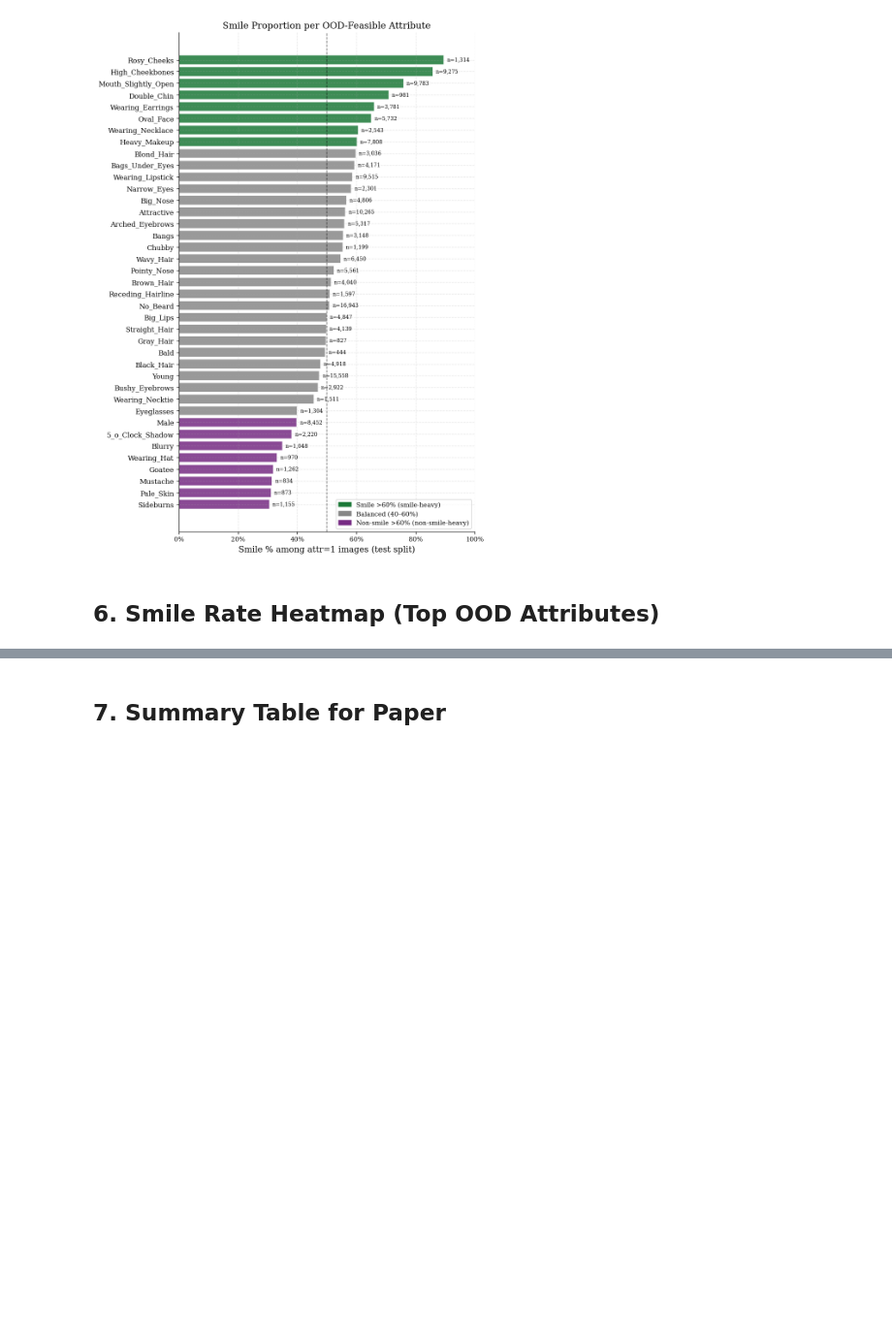
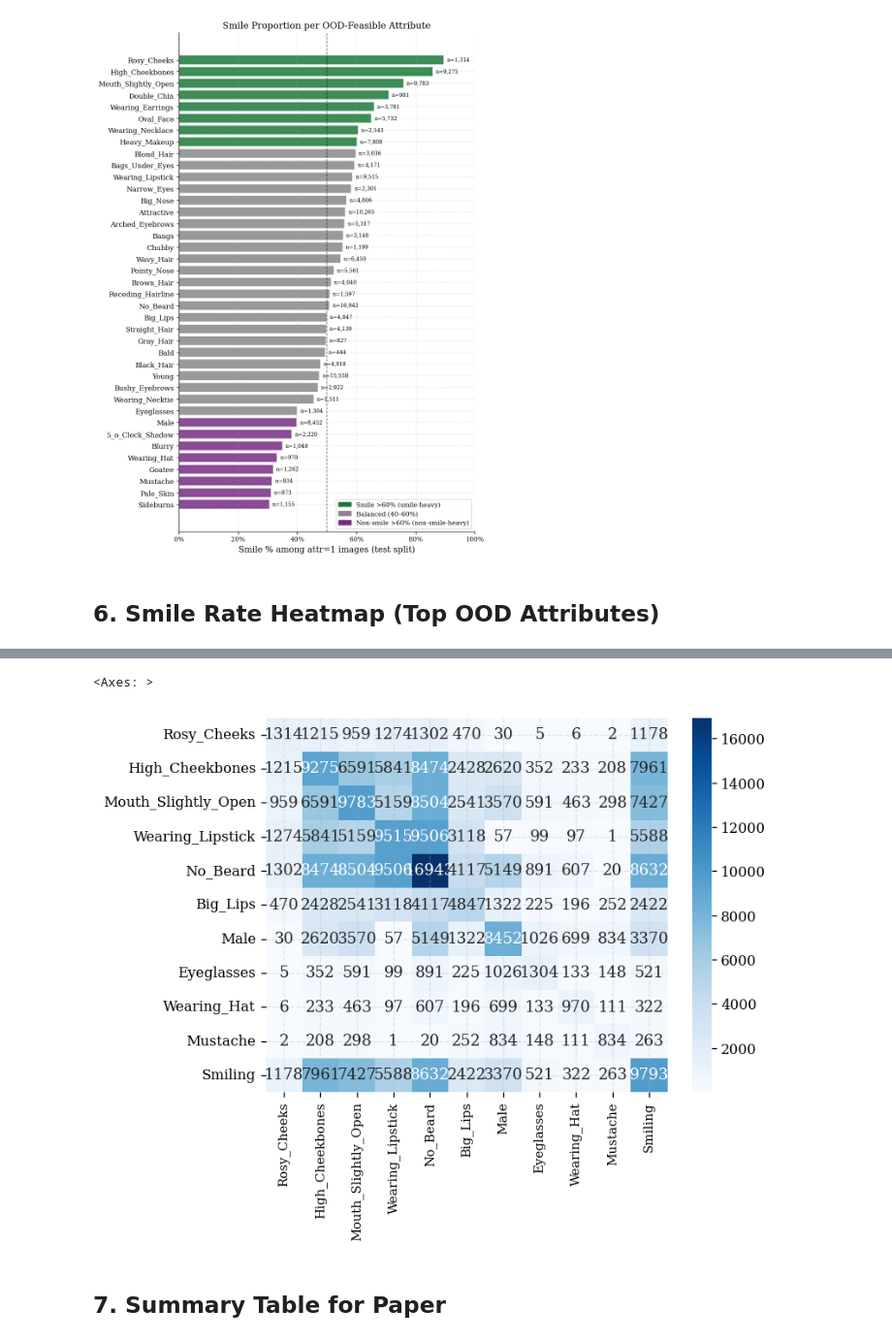
Before and after one commit to daniyaniazi/RandomizedSmothingmanifold, a Jupyter notebook: notebooks/Celeba_attribute_analysis.ipynb, the cells around one changed output, grey strips where cells are left out. Shown at 97% size. Cells and saved outputs as stored; diff of their text form; code cells hidden in the pictures; blank space fills up the shorter version.

```diff
--- a/notebooks/Celeba_attribute_analysis.ipynb
+++ b/notebooks/Celeba_attribute_analysis.ipynb
@@ -302,3 +364,24 @@ plt.show()
+# %%
+# To verify,
+
+count_mat = np.zeros((len(top_attrs), len(top_attrs)))
+
+for i, a in enumerate(top_attrs):
+    for j, b in enumerate(top_attrs):
+        count_mat[i,j] = ((df_test[a]==1) & (df_test[b]==1)).sum()
+
+
+sns.heatmap(
+    count_mat,
+    annot=True,
+    fmt=".0f",
+    cmap="Blues",
+    xticklabels=top_attrs,
+    yticklabels=top_attrs
+)
+# %% [output]
+<Axes: >
+[figure, added]
 # %% [markdown]
 ## 7. Summary Table for Paper
 # %%
```
Also changed, not shown: parts of 2 cells of this notebook, 12 other files.
